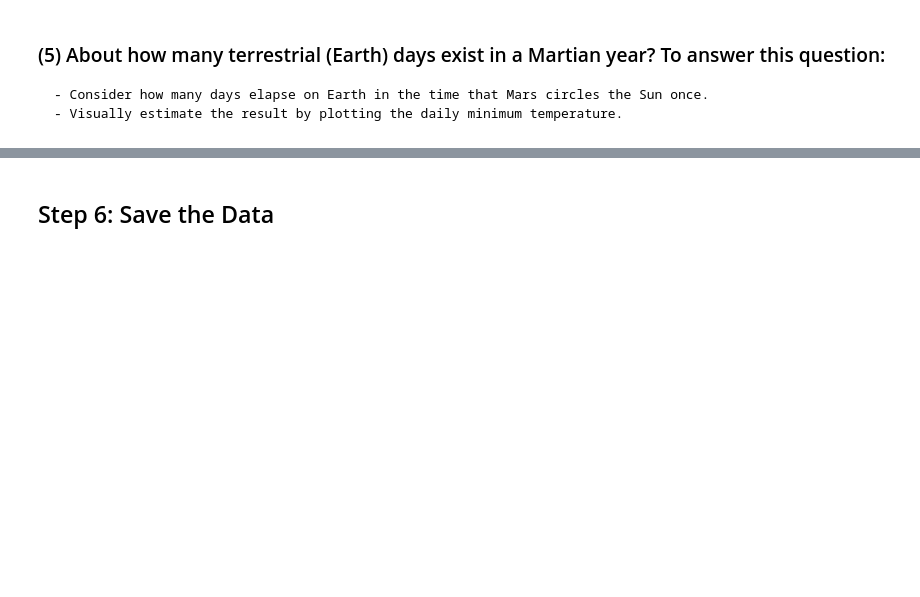
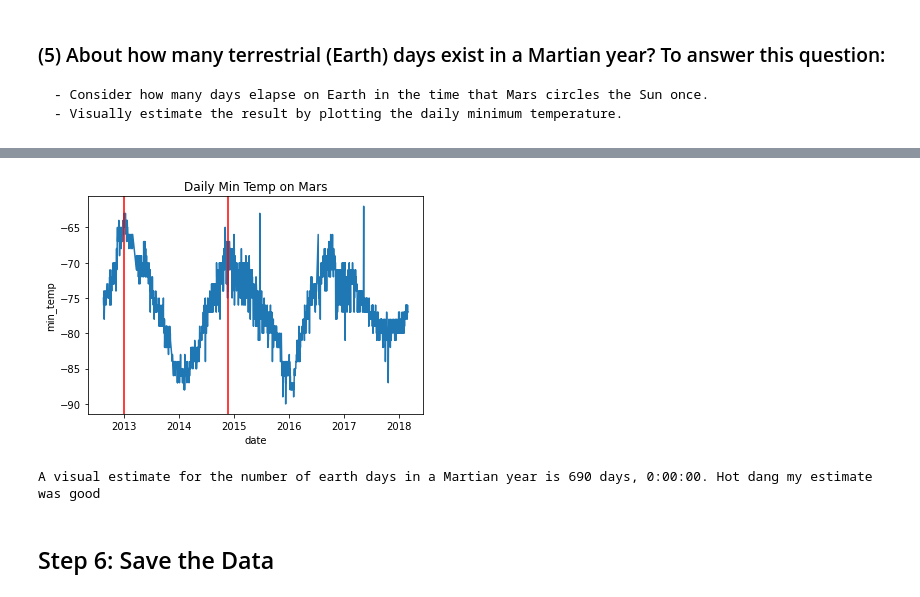
Before and after one commit to JenniferM-BShulyak/data_collection-challenge, a Jupyter notebook: mars_news/part_2_mars_news.ipynb, the cells around one changed output, grey strips where cells are left out. Cells and saved outputs as stored; diff of their text form; code cells hidden in the pictures; blank space fills up the shorter version.

```diff
--- a/mars_news/part_2_mars_news.ipynb
+++ b/mars_news/part_2_mars_news.ipynb
@@ -187,3 +266,27 @@ The warmest monthe of the year is the 8th month with a temperature of -68.38
+# %%
+# plot the daily min temp
+import datetime as dt
+
+fig, ax = plt.subplots()
+ax.plot(df_ready["terrestrial_date"], df_ready["min_temp"])
+
+# Plot estimate peak "summer" times on mars to signal that a year has passed (a full period)
+plt.axvline(x = dt.datetime(2012, 12, 30), color = 'r', label = 'axvline - full height')
+plt.axvline(x = dt.datetime(2014, 11, 20), color = 'r', label = 'axvline - full height')
+
+plt.xlabel("date")
+plt.ylabel("min_temp")
+plt.title("Daily Min Temp on Mars")
+
+plt.show()
+# %% [output]
+[figure, added]
+# %%
+# Calculate the number of days passed between the visual estimates
+visual_estimate = dt.datetime(2014, 11, 20)-dt.datetime(2012, 12, 30)
+print(f"A visual estimate for the number of earth days in a Martian year is {visual_estimate}. Hot dang my estimate was good.")
+# %% [output]
+A visual estimate for the number of earth days in a Martian year is 690 days, 0:00:00. Hot dang my estimate was good
 # %% [markdown]
 ## Step 6: Save the Data
 # %%
```
Also changed, not shown: parts of 15 cells of this notebook, 1 other file.
